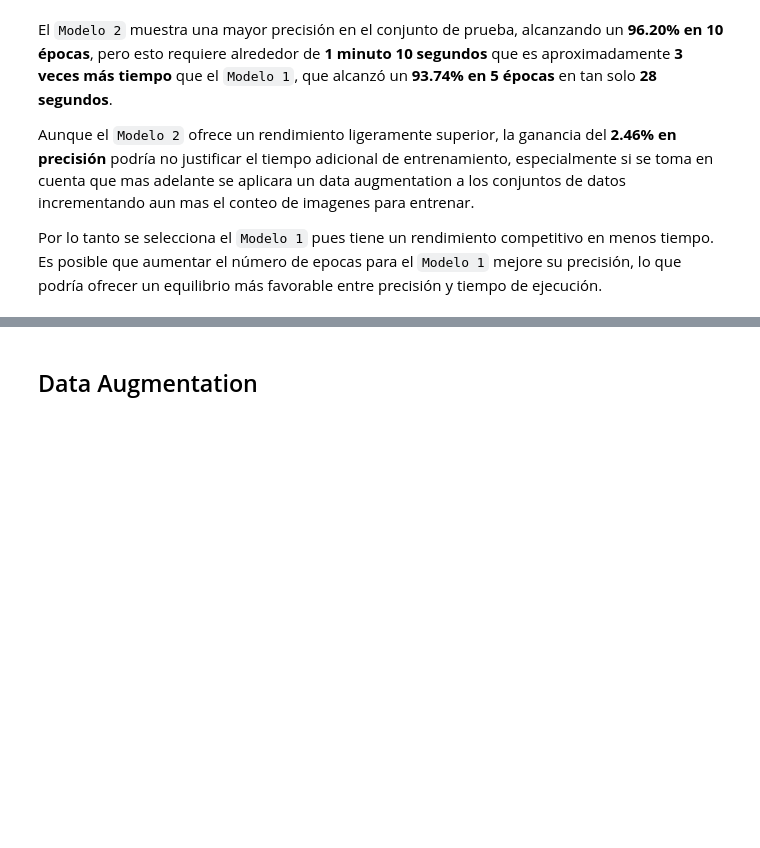
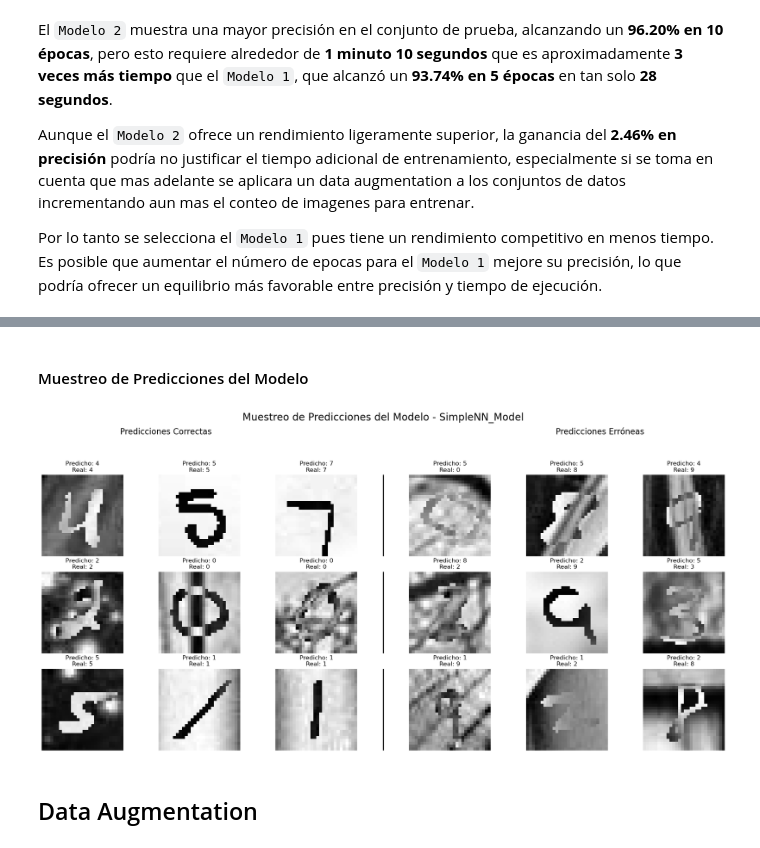
Before and after one commit to LeivaDiego/Lab4-DataScience, a Jupyter notebook: Lab4_CNN.ipynb, the cells around one changed output, grey strips where cells are left out. Cells and saved outputs as stored; diff of their text form; code cells hidden in the pictures; blank space fills up the shorter version.

```diff
--- a/Lab4_CNN.ipynb
+++ b/Lab4_CNN.ipynb
@@ -1365,3 +1472,9 @@ Por lo tanto se selecciona el `Modelo 1` pues tiene un rendimiento competitivo e
+# %% [markdown]
+#### Muestreo de Predicciones del Modelo
+# %%
+plot_predictions_sample(test_preds_simple, y_test1, X_test1, epochs1, 'SimpleNN_Model')
+# %% [output]
+[figure, added]
 # %% [markdown]
 ## Data Augmentation
 # %% [markdown]
```
Also changed, not shown: parts of 46 cells of this notebook.
